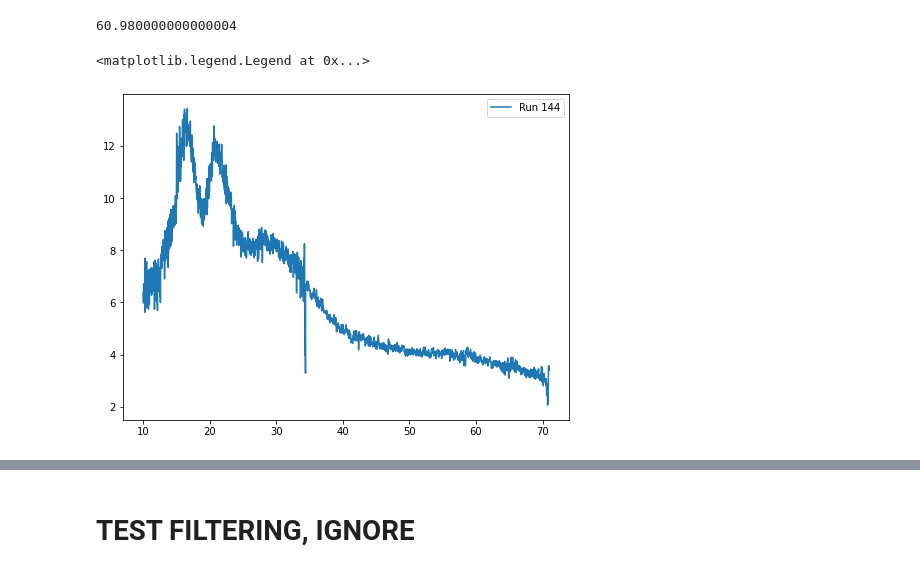
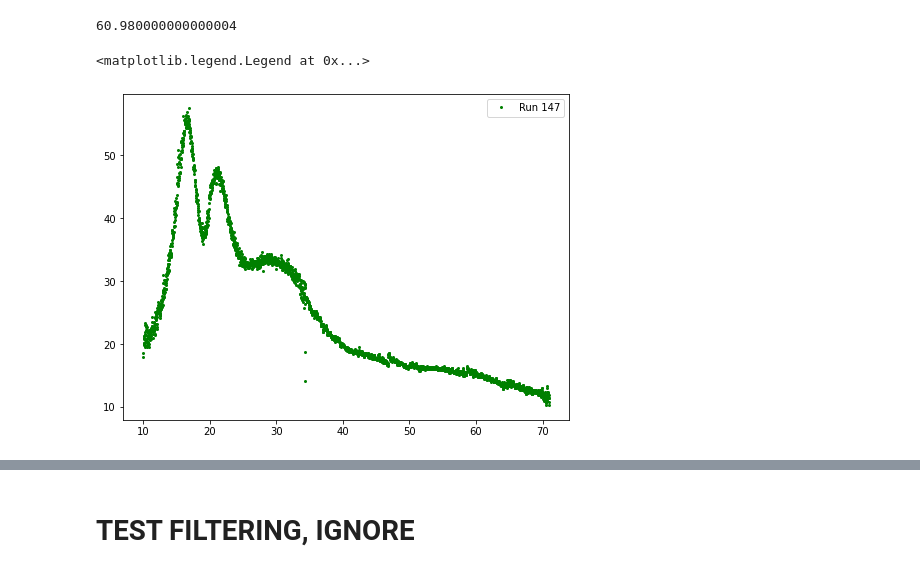
Before and after one commit to meeramadhavi/MEC_XRD_VISAR, a Jupyter notebook: Azimuthal_integration_Meera.ipynb, the cells around one changed output, grey strips where cells are left out. Cells and saved outputs as stored; diff of their text form; code cells hidden in the pictures.

Commit message:
major updates
quad stitching, resampling, peak fitting updates

```diff
--- a/Azimuthal_integration_Meera.ipynb
+++ b/Azimuthal_integration_Meera.ipynb
@@ -1422,7 +1423,7 @@ density: 50.01592613242201
 # %%
 # plotting intergrated results for any Run and all quads
 
-i = 0
+i = 3
 for j in Quads:
     if j == 0:
         x = Resample_results['Run ' + str(Runs[i])]['Quad' + str(j)][0]
@@ -1718,9 +1719,9 @@ averaged_quad_stitch['Run ' + str(Runs[i])]['x'].iloc[-1]-averaged_quad_stitch['
 # %% [output]
 60.980000000000004
 # %%
-i = 2
-plt.plot(averaged_quad_stitch['Run ' + str(Runs[i])]['x'], averaged_quad_stitch['Run ' + str(Runs[i])]['y'], label = 'Run ' + str(Runs[i]))
+i = 3
+plt.plot(averaged_quad_stitch['Run ' + str(Runs[i])]['x'], averaged_quad_stitch['Run ' + str(Runs[i])]['y'], 'o', markersize =2, color = 'g', label = 'Run ' + str(Runs[i]))
 plt.legend() # google how to save as csv in pandas data frame.
 # %% [output]
 <matplotlib.legend.Legend at 0x...>
-[figure, old version]
+[figure, new version]
```
Also changed, not shown: parts of 13 cells of this notebook.
